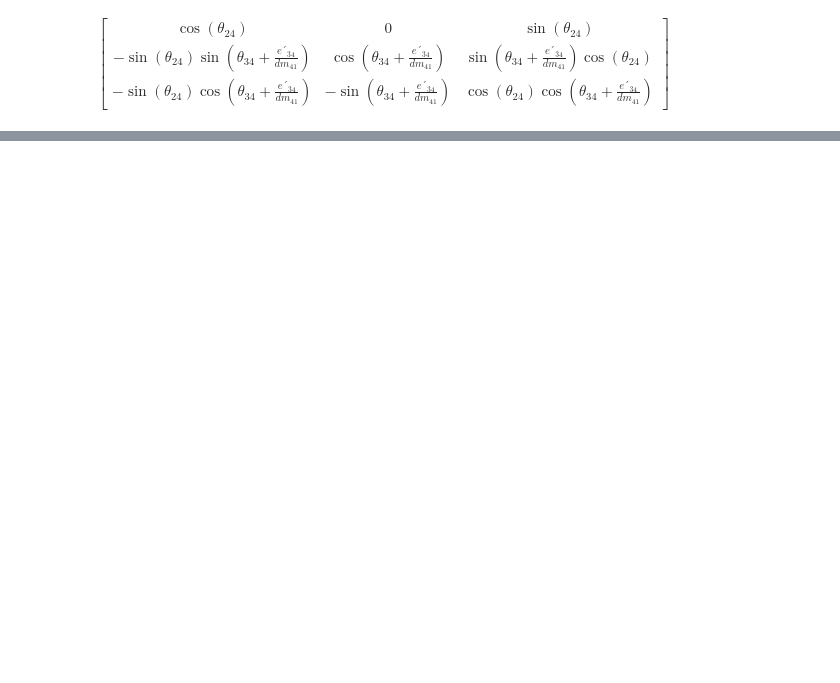
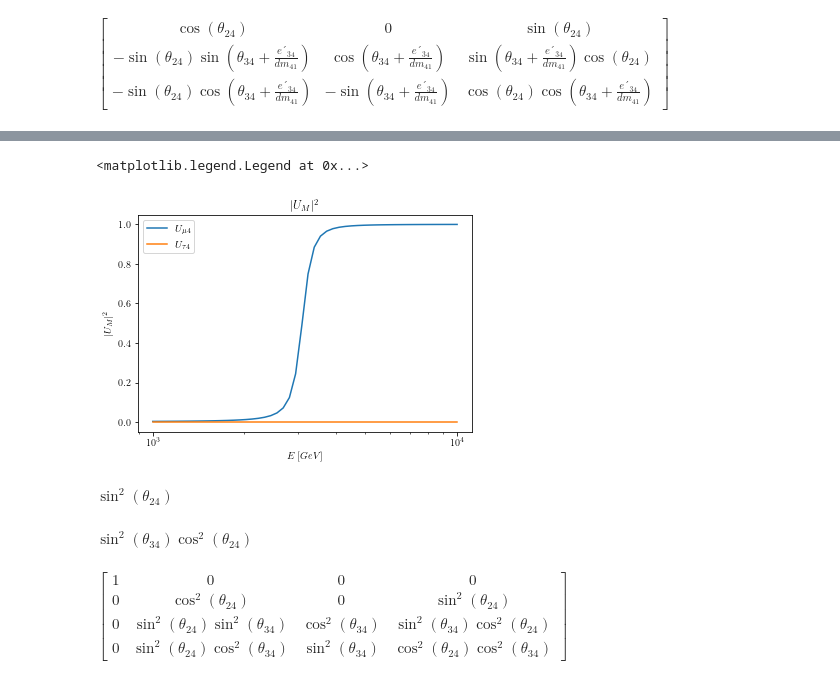
Before and after one commit to Sjoeborg/thesis, a Jupyter notebook: diag_v2.ipynb, the cells around one changed output, grey strips where cells are left out. Cells and saved outputs as stored; diff of their text form; code cells hidden in the pictures; blank space fills up the shorter version.

```diff
--- a/diag_v2.ipynb
+++ b/diag_v2.ipynb
@@ -440,3 +435,14 @@ $\displaystyle \frac{dm_{41} \left(\sin{\left(\theta_{24} \right)} + \cos{\left(
+# %%
+#Denton for Um
+lamda = 2*E*np.array(list(H_sterile.eigenvals().keys()))
+H_mu = sp.Matrix([H_sterile[4:6],H_sterile[7:9]])
+H_tau = sp.Matrix([[H_sterile[0],H_sterile[2]],[H_sterile[6],H_sterile[8]]])
+H_s = sp.Matrix([H_sterile[0:2],H_sterile[3:5]])
+#H_sub = sp.Matrix([H[5:8],H[9:12],H[13:16]])
+#H_sub = sp.Matrix([H[0:3],H[3:6],H[12:15]])
+#H_sub = sp.Matrix([H_sterile[0:2],H_sterile[6:8]])
+#H_sub = sp.Matrix([H_sterile[0:2],H_sterile[3:5]])
+chi, eta = 2*E*np.array(list(H_s.eigenvals().keys()))
 # %%
 U_m2 = (lamda[0]-eta)*(lamda[0]-chi)/((lamda[0]-lamda[1])*(lamda[0]-lamda[2]))
 U_m4 = (lamda[1]-eta)*(lamda[1]-chi)/((lamda[1]-lamda[2])*(lamda[1]-lamda[0]))
@@ -461,0 +488,52 @@ U_m2_func(1e3,0.1,0.1)
+# %%
+#Denton for Um
+lamda = 2*E*np.array(list(H.eigenvals().keys()))
+H_e = sp.Matrix([H[5:8],H[9:12],H[13:16]])
+H_mu = sp.Matrix([[H[0],H[2],H[3]], [H[8],H[10],H[11]], [H[12],H[14],H[15]] ])
+H_tau = sp.Matrix([[H[0],H[1],H[3]], [H[4],H[5],H[7]], [H[12],H[13],H[15]] ])
+H_s = sp.Matrix([H[0:3],H[4:7],H[9:12]])
+chim, etam,xim = 2*E*np.array(list(H_mu.eigenvals().keys()))
+chit, etat,xit = 2*E*np.array(list(H_tau.eigenvals().keys()))
+# %%
+
+'''
+#U_m2 = (lamda[3]-eta)*(lamda[3]-chi)*(lamda[3]-xi)/((lamda[3]-lamda[1])*(lamda[3]-lamda[2])*(lamda[3]-lamda[0]))
+#U_m1 = (lamda[0]-eta)*(lamda[0]-chi)*(lamda[0]-xi)/((lamda[0]-lamda[1])*(lamda[0]-lamda[2])*(lamda[0]-lamda[3]))
+#U_m4 = (lamda[1]-eta)*(lamda[1]-chi)*(lamda[1]-xi)/((lamda[1]-lamda[2])*(lamda[1]-lamda[0])*(lamda[1]-lamda[3]))
+#U_m3 = (lamda[2]-eta)*(lamda[2]-chi)*(lamda[2]-xi)/((lamda[2]-lamda[1])*(lamda[2]-lamda[0])*(lamda[2]-lamda[3]))
+U_m1_func = sp.lambdify([E,th_24,th_34],U_m1.subs({'A_cc':2*E*1e18*V_cc,'A_nc': 2*E*1e18*V_nc, m_41:param_dict_num['dm_41']}),'numpy')
+U_m2_func = sp.lambdify([E,th_24,th_34],U_m2.subs({'A_cc':2*E*1e18*V_cc,'A_nc': 2*E*1e18*V_nc, m_41:param_dict_num['dm_41']}),'numpy')
+U_m3_func = sp.lambdify([E,th_24,th_34],U_m3.subs({'A_cc':2*E*1e18*V_cc,'A_nc': 2*E*1e18*V_nc, m_41:param_dict_num['dm_41']}),'numpy')
+U_m4_func = sp.lambdify([E,th_24,th_34],U_m4.subs({'A_cc':2*E*1e18*V_cc,'A_nc': 2*E*1e18*V_nc, m_41:param_dict_num['dm_41']}),'numpy')
+'''
+Um4 = (lamda[1]-etam)*(lamda[1]-chim)*(lamda[1]-xim)/((lamda[1]-lamda[2])*(lamda[1]-lamda[0])*(lamda[1]-lamda[3]))
+Ut4 = (lamda[1]-etat)*(lamda[1]-chit)*(lamda[1]-xim)/((lamda[1]-lamda[2])*(lamda[1]-lamda[0])*(lamda[1]-lamda[3]))
+
+
+Um4_func = sp.lambdify([E,th_24,th_34],Um4.subs({'A_cc':2*E*1e18*V_cc,'A_nc': 2*E*1e18*V_nc, m_41:param_dict_num['dm_41']}),'numpy')
+Ut4_func = sp.lambdify([E,th_24,th_34],Ut4.subs({'A_cc':2*E*1e18*V_cc,'A_nc': 2*E*1e18*V_nc, m_41:param_dict_num['dm_41']}),'numpy')
+
+E_range = np.logspace(3,4,50)
+plt.plot(E_range, Um4_func(E_range,0.04,0), label='$U_{\mu 4}$')
+#plt.plot(E_range, U_m2_func(E_range,0.04,0), label='m2')
+plt.plot(E_range, Ut4_func(E_range,0.04,0), label='$U_{\\tau 4}$')
+plt.ylabel('$|U_M|^2$')
+plt.xscale('log')
+plt.title('$|U_M|^2$')
+plt.xlabel('$E\, [GeV]$')
+plt.legend()
+# %% [output]
+<matplotlib.legend.Legend at 0x...>
+[figure, added]
+# %%
+sp.simplify(Um4.subs({A_nc:0,A_cc:0, m_41:-1}))
+# %% [output]
+$\displaystyle \sin^{2}{\left(\theta_{24} \right)}$
+# %%
+sp.simplify(Ut4.subs({A_nc:0,A_cc:0, m_41:-1}))
+# %% [output]
+$\displaystyle \sin^{2}{\left(\theta_{34} \right)} \cos^{2}{\left(\theta_{24} \right)}$
+# %%
+sp.matrix_multiply_elementwise(U,U)
+# %% [output]
+$\displaystyle \left[\begin{matrix}1 & 0 & 0 & 0\\0 & \cos^{2}{\left(\theta_{24} \right)} & 0 & \sin^{2}{\left(\theta_{24} \right)}\\0 & \sin^{2}{\left(\theta_{24} \right)} \sin^{2}{\left(\theta_{34} \right)} & \cos^{2}{\left(\theta_{34} \right)} & \sin^{2}{\left(\theta_{34} \right)} \cos^{2}{\left(\theta_{24} \right)}\\0 & \sin^{2}{\left(\theta_{24} \right)} \cos^{2}{\left(\theta_{34} \right)} & \sin^{2}{\left(\theta_{34} \right)} & \cos^{2}{\left(\theta_{24} \right)} \cos^{2}{\left(\theta_{34} \right)}\end{matrix}\right]$
```
Also changed, not shown: parts of 20 cells of this notebook, 1 other file.
